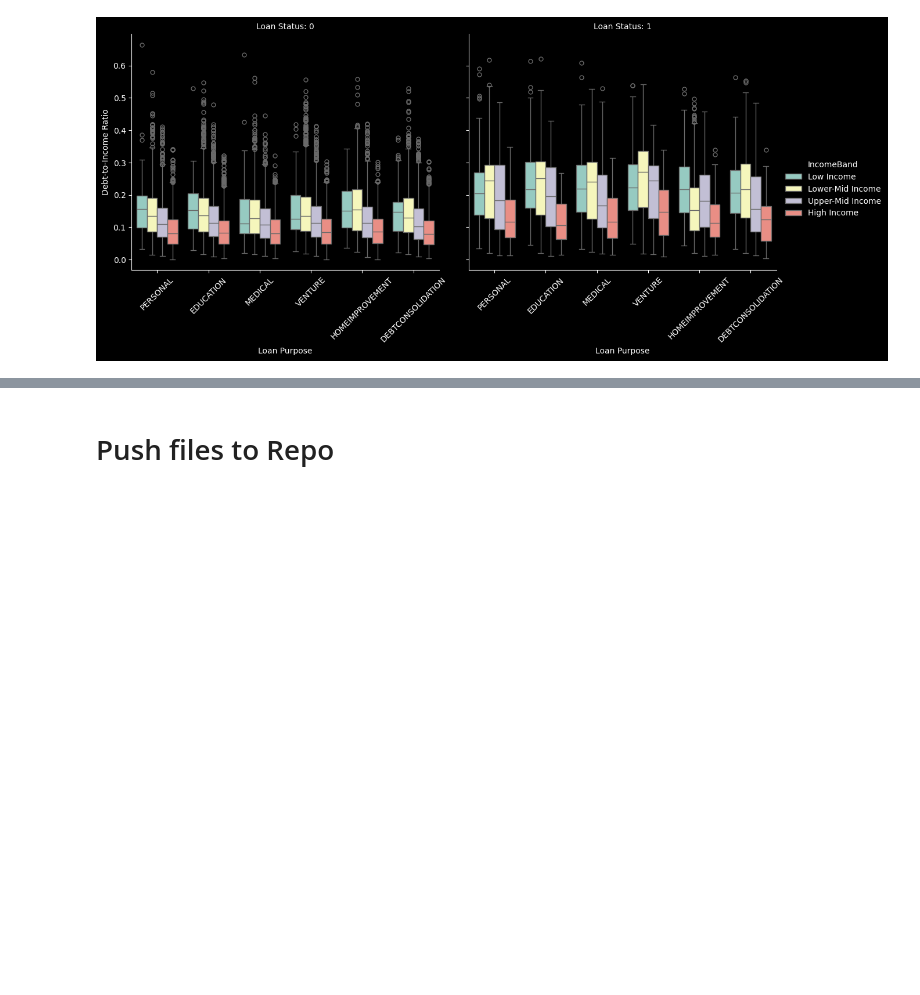
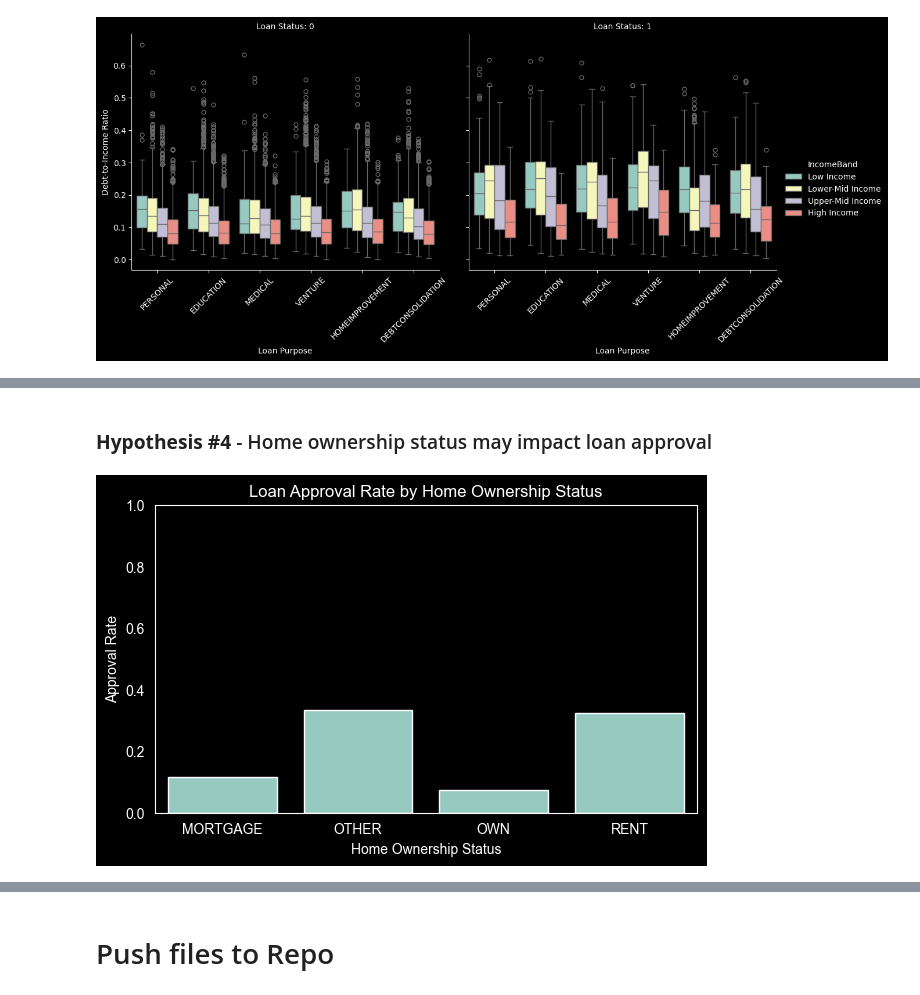
Before and after one commit to Syed313110/Loan_data_analysis, a Jupyter notebook: jupyter_notebooks/loan_approval_analysis.ipynb, the cells around one changed output, grey strips where cells are left out. Cells and saved outputs as stored; diff of their text form; code cells hidden in the pictures; blank space fills up the shorter version.

```diff
--- a/jupyter_notebooks/loan_approval_analysis.ipynb
+++ b/jupyter_notebooks/loan_approval_analysis.ipynb
@@ -421,0 +506,22 @@ Faceting by approval clearly highlights the structural differences between appro
+# %% [markdown]
+### **Hypothesis #4** - Home ownership status may impact loan approval
+# %%
+home_approval = (
+    df.groupby('person_home_ownership')['loan_status']
+    .mean()
+    .reset_index()
+)
+
+plt.figure(figsize=(7,4))
+sns.barplot(
+    data=home_approval,
+    x='person_home_ownership',
+    y='loan_status'
+)
+plt.title("Loan Approval Rate by Home Ownership Status")
+plt.ylabel("Approval Rate")
+plt.xlabel("Home Ownership Status")
+plt.ylim(0,1)
+plt.show()
+# %% [output]
+[figure, added]
```
Also changed, not shown: parts of 12 cells of this notebook.
